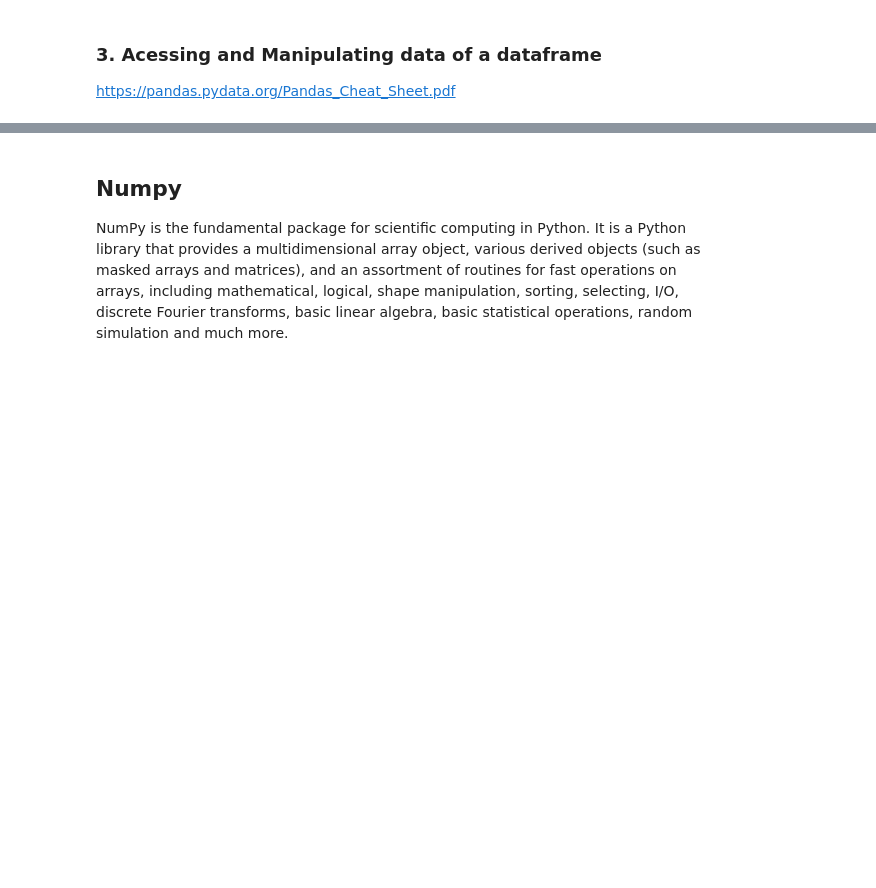
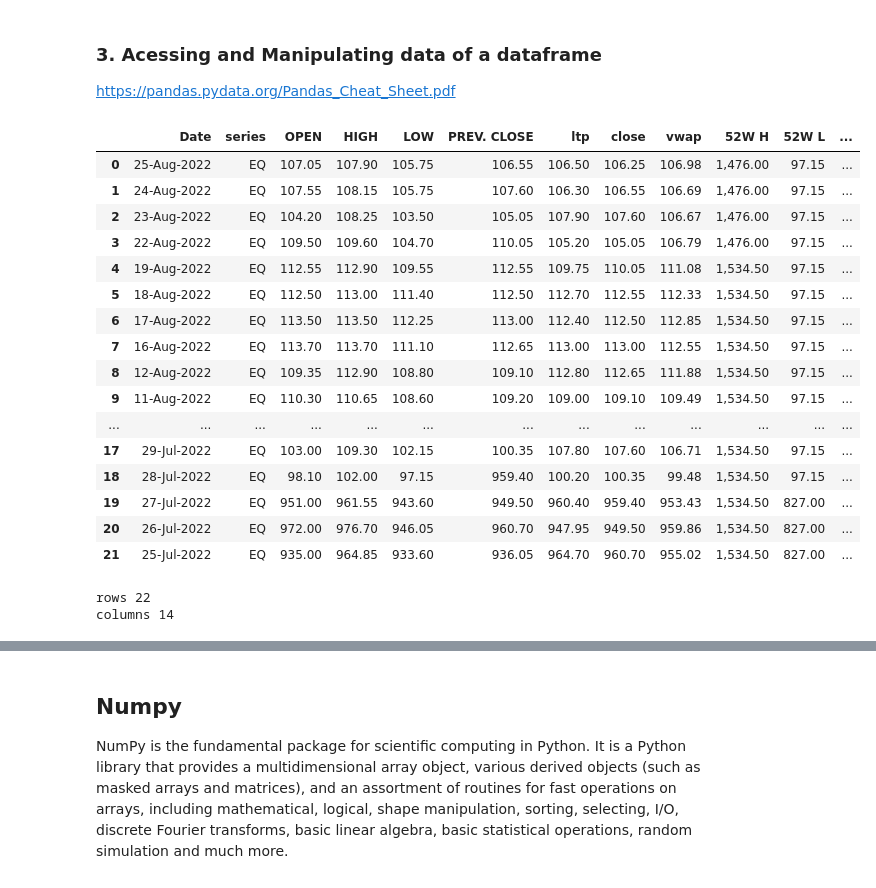
Before and after one commit to DataZenSomaiya/14_days_challenge, a Jupyter notebook: Track 1/DataZen_DataAnalysis_1.ipynb, the cells around one changed output, grey strips where cells are left out. Cells and saved outputs as stored; diff of their text form; code cells hidden in the pictures; blank space fills up the shorter version.

```diff
--- a/Track 1/DataZen_DataAnalysis_1.ipynb
+++ b/Track 1/DataZen_DataAnalysis_1.ipynb
@@ -57,11 +63,32 @@ df1
 ### 3. Acessing and Manipulating data of a dataframe
 https://pandas.pydata.org/Pandas_Cheat_Sheet.pdf
 # %%
-df = pd.read_csv('C:\\Users\\jayzo\\PycharmProjects\\DataZen_DataAnalysis\\TataSteel_HistoricData.csv')
+df = pd.read_csv('TataSteel_HistoricData.csv')
 df
+# %% [output]
+|  | Date | series | OPEN | HIGH | LOW | PREV. CLOSE | ltp | close | vwap | 52W H | 52W L | ... |
+| 0 | 25-Aug-2022 | EQ | 107.05 | 107.90 | 105.75 | 106.55 | 106.50 | 106.25 | 106.98 | 1,476.00 | 97.15 | ... |
+| 1 | 24-Aug-2022 | EQ | 107.55 | 108.15 | 105.75 | 107.60 | 106.30 | 106.55 | 106.69 | 1,476.00 | 97.15 | ... |
+| 2 | 23-Aug-2022 | EQ | 104.20 | 108.25 | 103.50 | 105.05 | 107.90 | 107.60 | 106.67 | 1,476.00 | 97.15 | ... |
+| 3 | 22-Aug-2022 | EQ | 109.50 | 109.60 | 104.70 | 110.05 | 105.20 | 105.05 | 106.79 | 1,476.00 | 97.15 | ... |
+| 4 | 19-Aug-2022 | EQ | 112.55 | 112.90 | 109.55 | 112.55 | 109.75 | 110.05 | 111.08 | 1,534.50 | 97.15 | ... |
+| 5 | 18-Aug-2022 | EQ | 112.50 | 113.00 | 111.40 | 112.50 | 112.70 | 112.55 | 112.33 | 1,534.50 | 97.15 | ... |
+| 6 | 17-Aug-2022 | EQ | 113.50 | 113.50 | 112.25 | 113.00 | 112.40 | 112.50 | 112.85 | 1,534.50 | 97.15 | ... |
+| 7 | 16-Aug-2022 | EQ | 113.70 | 113.70 | 111.10 | 112.65 | 113.00 | 113.00 | 112.55 | 1,534.50 | 97.15 | ... |
+| 8 | 12-Aug-2022 | EQ | 109.35 | 112.90 | 108.80 | 109.10 | 112.80 | 112.65 | 111.88 | 1,534.50 | 97.15 | ... |
+| 9 | 11-Aug-2022 | EQ | 110.30 | 110.65 | 108.60 | 109.20 | 109.00 | 109.10 | 109.49 | 1,534.50 | 97.15 | ... |
+| ... | ... | ... | ... | ... | ... | ... | ... | ... | ... | ... | ... | ... |
+| 17 | 29-Jul-2022 | EQ | 103.00 | 109.30 | 102.15 | 100.35 | 107.80 | 107.60 | 106.71 | 1,534.50 | 97.15 | ... |
+| 18 | 28-Jul-2022 | EQ | 98.10 | 102.00 | 97.15 | 959.40 | 100.20 | 100.35 | 99.48 | 1,534.50 | 97.15 | ... |
+| 19 | 27-Jul-2022 | EQ | 951.00 | 961.55 | 943.60 | 949.50 | 960.40 | 959.40 | 953.43 | 1,534.50 | 827.00 | ... |
+| 20 | 26-Jul-2022 | EQ | 972.00 | 976.70 | 946.05 | 960.70 | 947.95 | 949.50 | 959.86 | 1,534.50 | 827.00 | ... |
+| 21 | 25-Jul-2022 | EQ | 935.00 | 964.85 | 933.60 | 936.05 | 964.70 | 960.70 | 955.02 | 1,534.50 | 827.00 | ... |
 # %%
 rows, columns = df.shape
 print('rows',rows)
 print('columns',columns)
+# %% [output]
+rows 22
+columns 14
 # %%
 ## Head prints first n number of rows
```
Also changed, not shown: parts of 10 cells of this notebook, 1 other file.
